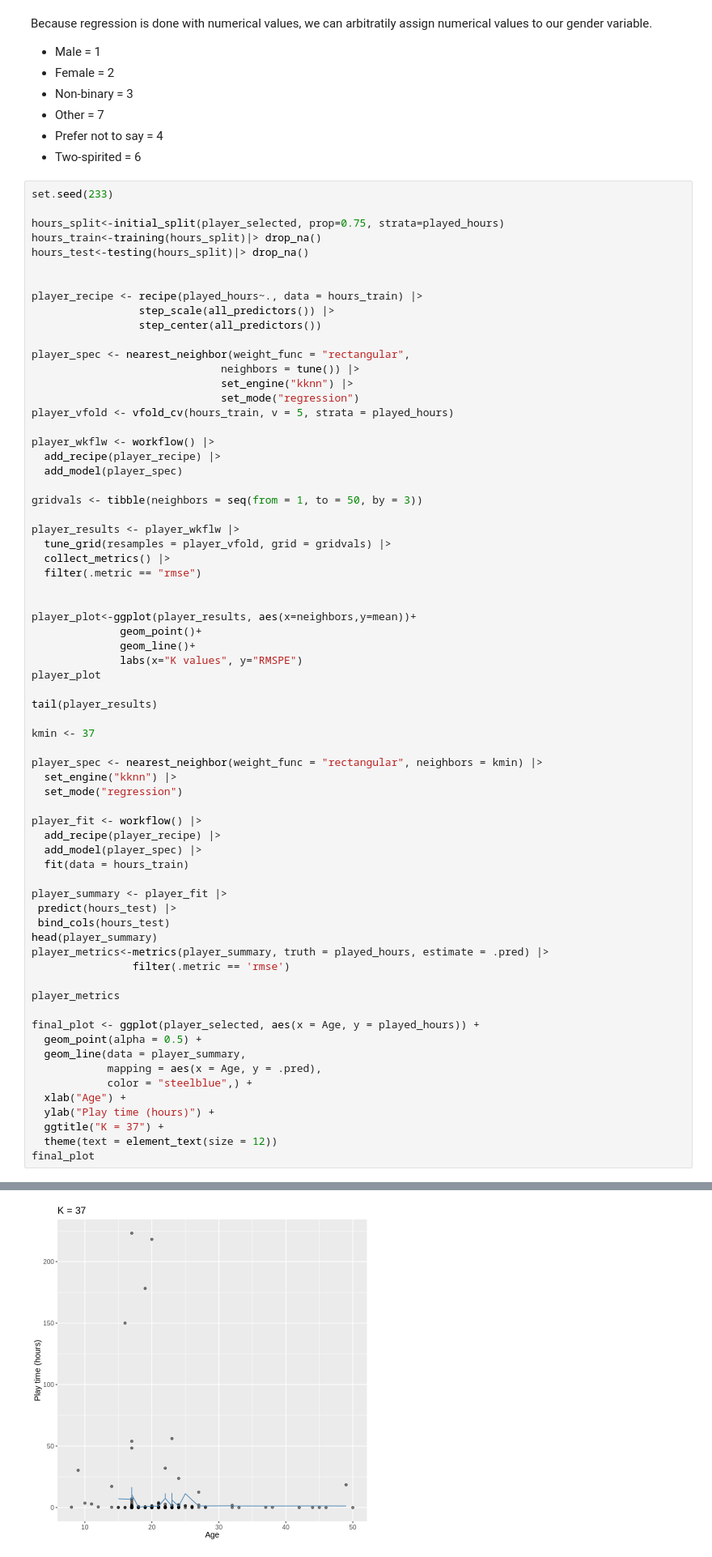
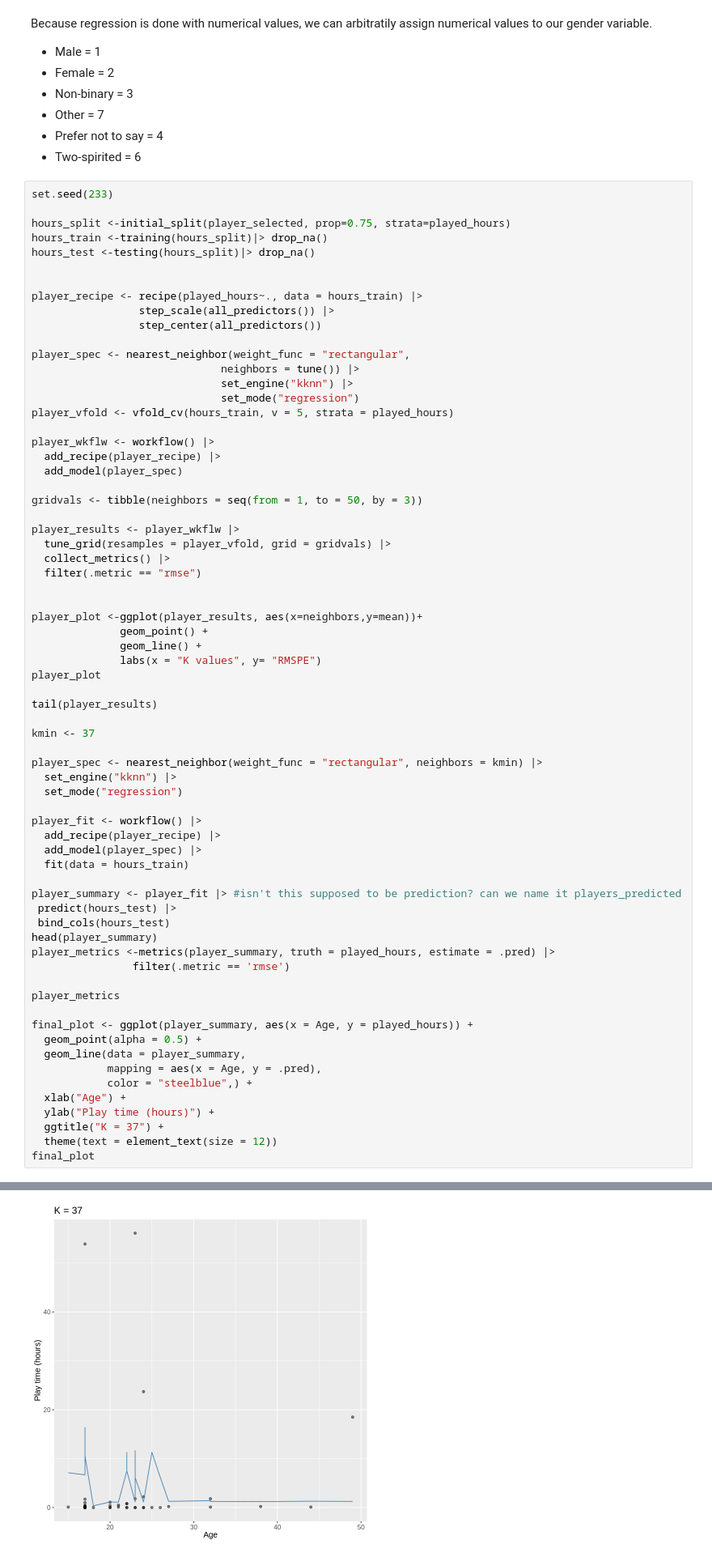
Before and after one commit to RaeL88/DSCI_project, a Jupyter notebook: Code.ipynb, the cells around one changed output, grey strips where cells are left out. Shown at 81% size. Saved outputs shown, nothing was run; the diff lists cells and outputs as text.

```diff
--- a/Code.ipynb
+++ b/Code.ipynb
@@ -160,9 +160,9 @@ Because regression is done with numerical values, we can arbitratily assign nume
 # %%
 set.seed(233)
 
-hours_split<-initial_split(player_selected, prop=0.75, strata=played_hours)
-hours_train<-training(hours_split)|> drop_na()
-hours_test<-testing(hours_split)|> drop_na()
+hours_split <-initial_split(player_selected, prop=0.75, strata=played_hours)
+hours_train <-training(hours_split)|> drop_na()
+hours_test <-testing(hours_split)|> drop_na()
 
 
 player_recipe <- recipe(played_hours~., data = hours_train) |>
@@ -187,10 +187,10 @@ player_results <- player_wkflw |>
   filter(.metric == "rmse")
 
 
-player_plot<-ggplot(player_results, aes(x=neighbors,y=mean))+
-              geom_point()+
-              geom_line()+
-              labs(x="K values", y="RMSPE")
+player_plot <-ggplot(player_results, aes(x=neighbors,y=mean))+
+              geom_point() +
+              geom_line() +
+              labs(x = "K values", y= "RMSPE")
 player_plot
 
 tail(player_results)
@@ -206,16 +206,16 @@ player_fit <- workflow() |>
   add_model(player_spec) |>
   fit(data = hours_train)
 
-player_summary <- player_fit |>
+player_summary <- player_fit |> #isn't this supposed to be prediction? can we name it players_predicted
  predict(hours_test) |>
  bind_cols(hours_test)
 head(player_summary)
-player_metrics<-metrics(player_summary, truth = played_hours, estimate = .pred) |>
+player_metrics <-metrics(player_summary, truth = played_hours, estimate = .pred) |>
                 filter(.metric == 'rmse')
 
 player_metrics
 
-final_plot <- ggplot(player_selected, aes(x = Age, y = played_hours)) +
+final_plot <- ggplot(player_summary, aes(x = Age, y = played_hours)) +
   geom_point(alpha = 0.5) +
   geom_line(data = player_summary,
             mapping = aes(x = Age, y = .pred),
@@ -254,2 +251,2 @@ Warning message:
 [figure]
-[figure, old version]
+[figure, new version]
```
Also changed, not shown: parts of 2 cells of this notebook.
